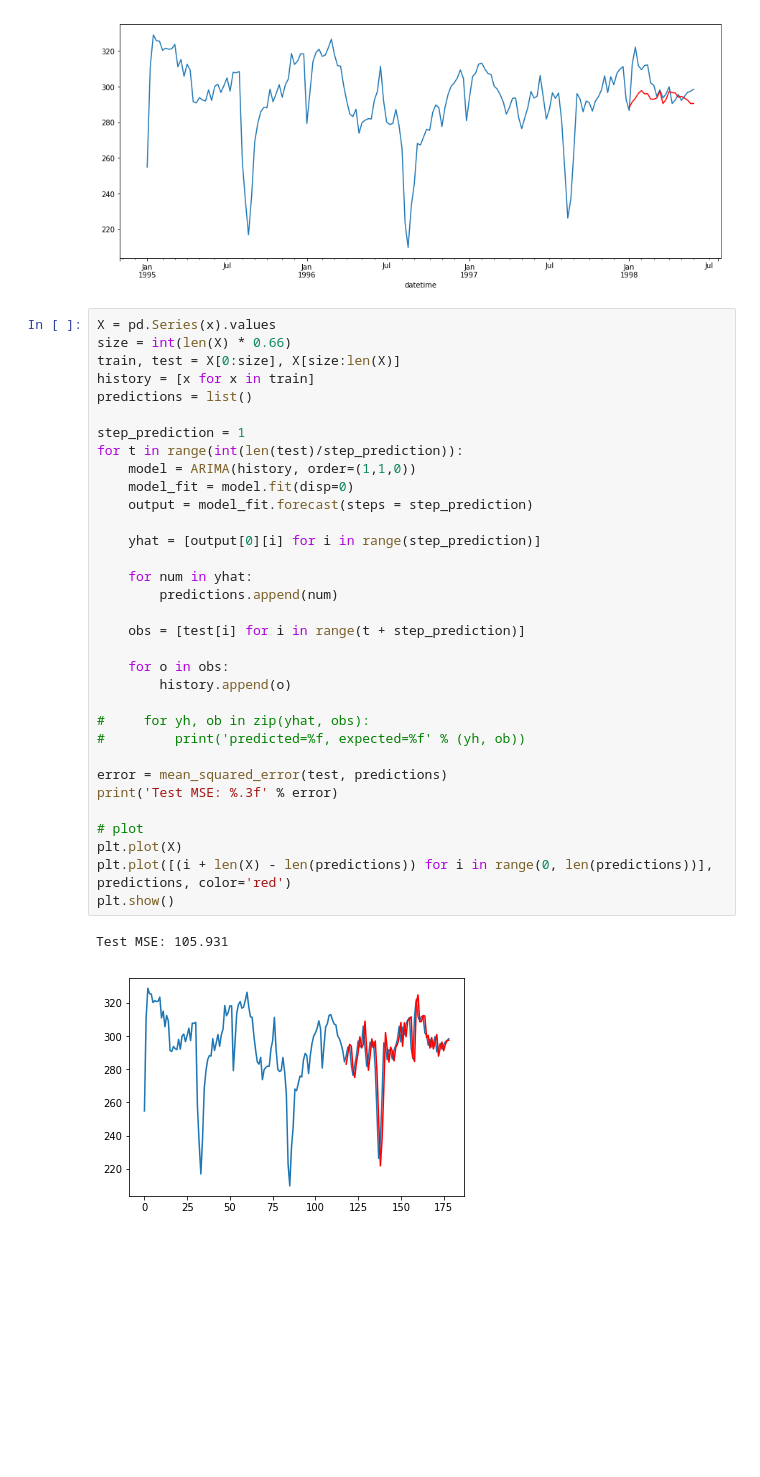
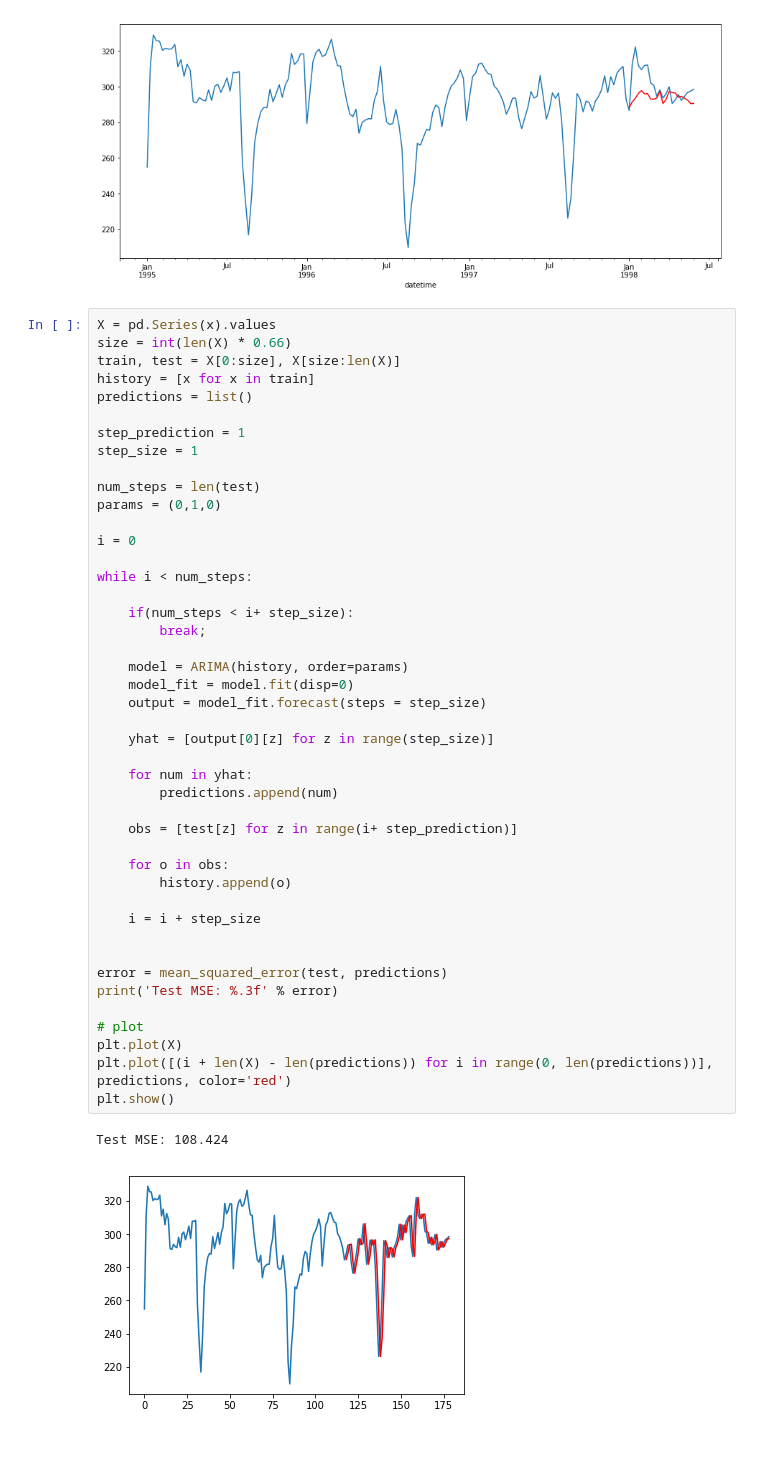
Before and after one commit to Cobrijani/prescient, a Jupyter notebook: src/notebooks/PowerSupply.ipynb, the cells around one changed output. Saved outputs shown, nothing was run; the diff lists cells and outputs as text; blank space fills up the shorter version.

```diff
--- a/src/notebooks/PowerSupply.ipynb
+++ b/src/notebooks/PowerSupply.ipynb
@@ -250,38 +275,49 @@ The Mean Squared Error 115.02
 # %%
 X = pd.Series(x).values
 size = int(len(X) * 0.66)
 train, test = X[0:size], X[size:len(X)]
 history = [x for x in train]
 predictions = list()
 
 step_prediction = 1
-for t in range(int(len(test)/step_prediction)):
-    model = ARIMA(history, order=(1,1,0))
+step_size = 1
+
+num_steps = len(test)
+params = (0,1,0)
+
+i = 0
+
+while i < num_steps:
+
+    if(num_steps < i+ step_size):
+        break;
+
+    model = ARIMA(history, order=params)
     model_fit = model.fit(disp=0)
-    output = model_fit.forecast(steps = step_prediction)
+    output = model_fit.forecast(steps = step_size)
 
-    yhat = [output[0][i] for i in range(step_prediction)]
+    yhat = [output[0][z] for z in range(step_size)]
 
     for num in yhat:
         predictions.append(num)
 
-    obs = [test[i] for i in range(t + step_prediction)]
+    obs = [test[z] for z in range(i+ step_prediction)]
 
     for o in obs:
         history.append(o)
 
-#     for yh, ob in zip(yhat, obs):
-#         print('predicted=%f, expected=%f' % (yh, ob))
+    i = i + step_size
+
 
 error = mean_squared_error(test, predictions)
 print('Test MSE: %.3f' % error)
 
 # plot
 plt.plot(X)
 plt.plot([(i + len(X) - len(predictions)) for i in range(0, len(predictions))], predictions, color='red')
 plt.show()
 # %% [output]
-Test MSE: 105.931
+Test MSE: 108.424
-[figure, old version]
+[figure, new version]
 # %% [markdown]
 #
```
Also changed, not shown: parts of 9 cells of this notebook.
